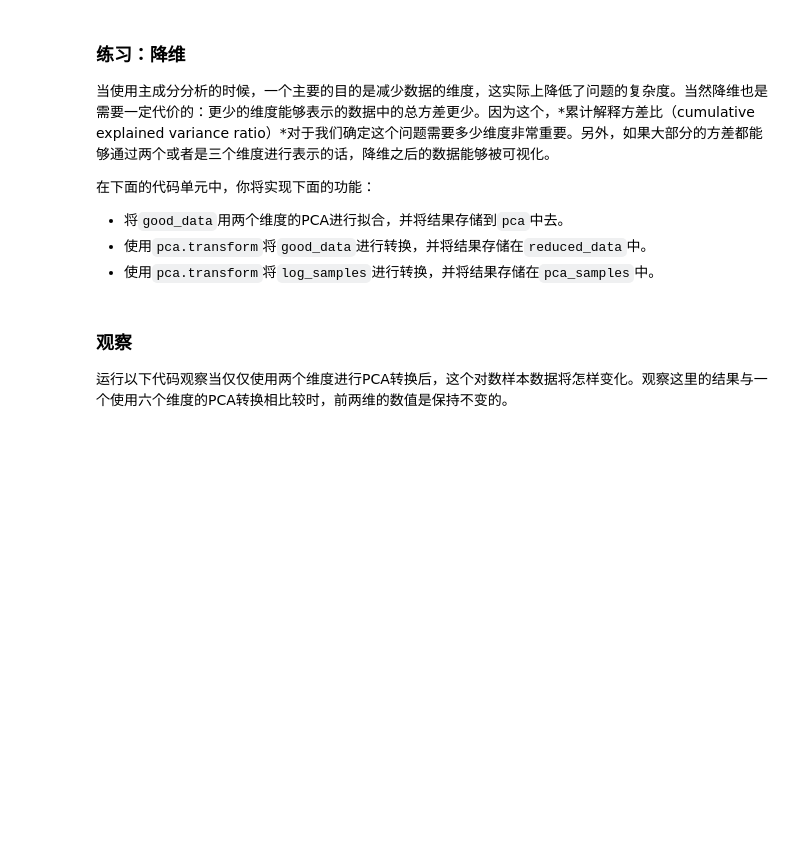
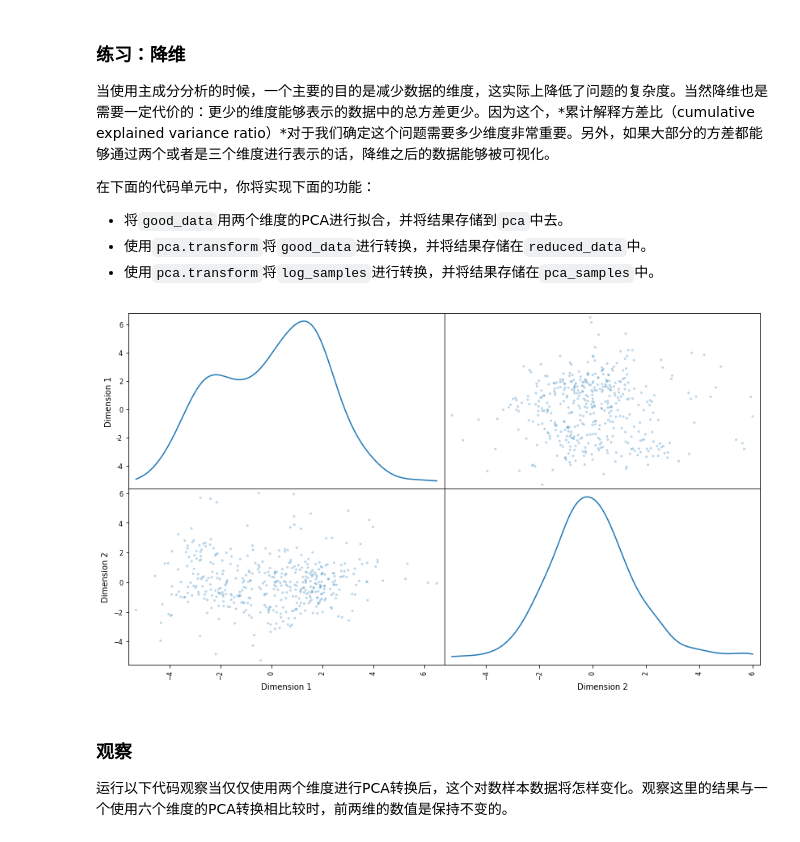
Before and after one commit to lorch/udacity_machine_learning, a Jupyter notebook: creating_customer_segments/customer_segments.ipynb, the cells around one changed output. Drawn from its saved outputs; the diff is of its cells as text; code cells hidden in the pictures; blank space fills up the shorter version.

```diff
--- a/creating_customer_segments/customer_segments.ipynb
+++ b/creating_customer_segments/customer_segments.ipynb
@@ -240,16 +361,21 @@ display(pd.DataFrame(np.round(pca_samples, 4), columns = pca_results.index.value
  - 使用`pca.transform`将`log_samples`进行转换，并将结果存储在`pca_samples`中。
 # %%
 # TODO：通过在good data上进行PCA，将其转换成两个维度
-pca = None
+pca = PCA(n_components=2)
+pca.fit(good_data)
 
 # TODO：使用上面训练的PCA将good data进行转换
-reduced_data = None
+reduced_data = pca.transform(good_data)
 
 # TODO：使用上面训练的PCA将log_samples进行转换
-pca_samples = None
+pca_samples = pca.transform(log_samples)
 
 # 为降维后的数据创建一个DataFrame
 reduced_data = pd.DataFrame(reduced_data, columns = ['Dimension 1', 'Dimension 2'])
+
+pd.plotting.scatter_matrix(reduced_data, alpha = 0.3, figsize = (14,8), diagonal = 'kde');
+# %% [output]
+[figure, added]
 # %% [markdown]
 ### 观察
 运行以下代码观察当仅仅使用两个维度进行PCA转换后，这个对数样本数据将怎样变化。观察这里的结果与一个使用六个维度的PCA转换相比较时，前两维的数值是保持不变的。
```
Also changed, not shown: parts of 36 cells of this notebook.
